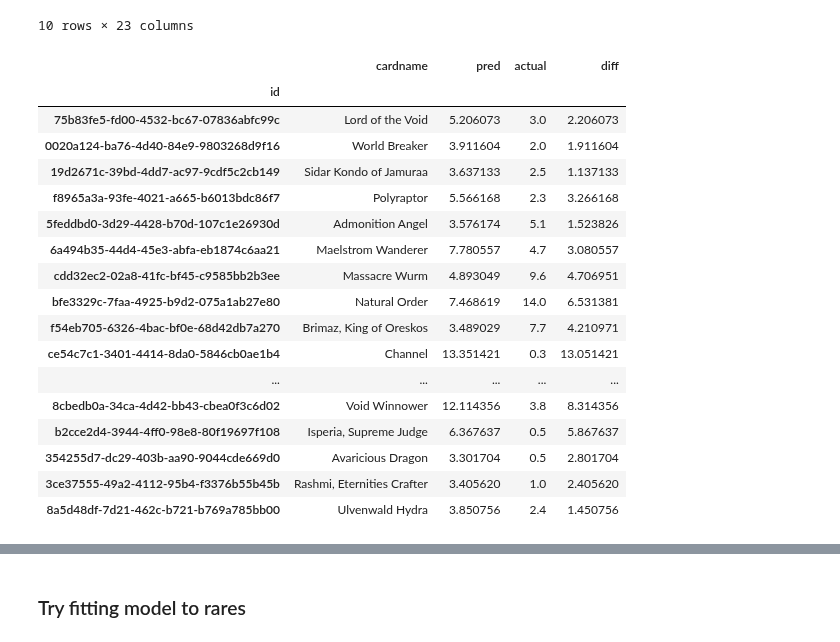
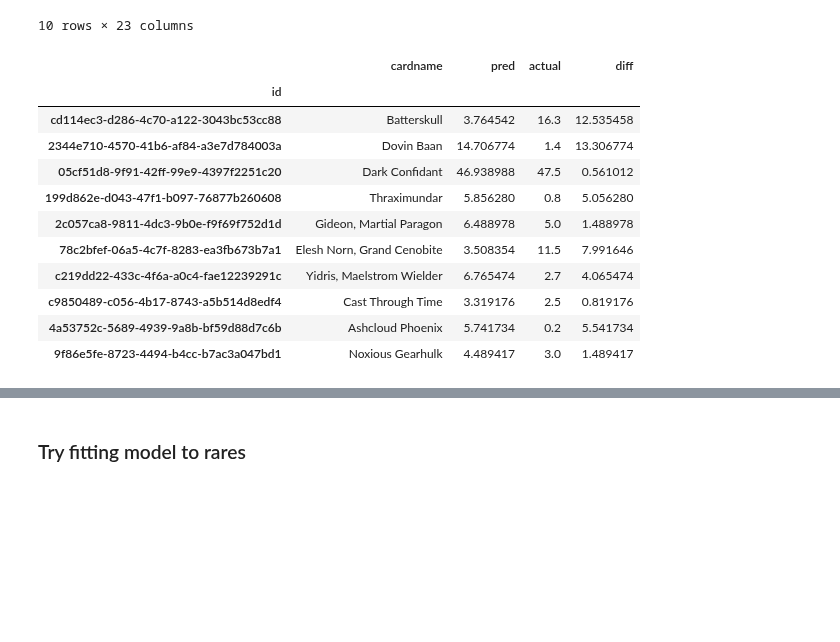
Before and after one commit to alexgcuevas/mystic-speculation, a Jupyter notebook: MVP_testing.ipynb, the cells around one changed output, grey strips where cells are left out. Saved outputs shown, nothing was run; the diff lists cells and outputs as text; code cells hidden in the pictures; blank space fills up the shorter version.

```diff
--- a/MVP_testing.ipynb
+++ b/MVP_testing.ipynb
@@ -207,32 +196,26 @@ MVP_model = gbr.fit(X_train,y_train)
 # %%
 y_pred = MVP_model.predict(X_test)
 
 results_df = X_test.merge(clean_mythic_eng, left_index=True, right_index=True)
 results_df['pred'] = y_pred
 results_df['actual'] = y_test
 results_df['diff'] = np.abs(y_pred-y_test)
 
 results_df.head()
-results_df[['cardname','pred','actual','diff']].sample(50)
+results_df[['cardname','pred','actual','diff']].sample(10)
 # %% [output]
 |  | cardname | pred | actual | diff |
 | id |  |  |  |  |
-| 75b83fe5-fd00-4532-bc67-07836abfc99c | Lord of the Void | 5.206073 | 3.0 | 2.206073 |
-| 0020a124-ba76-4d40-84e9-9803268d9f16 | World Breaker | 3.911604 | 2.0 | 1.911604 |
-| 19d2671c-39bd-4dd7-ac97-9cdf5c2cb149 | Sidar Kondo of Jamuraa | 3.637133 | 2.5 | 1.137133 |
-| f8965a3a-93fe-4021-a665-b6013bdc86f7 | Polyraptor | 5.566168 | 2.3 | 3.266168 |
-| 5feddbd0-3d29-4428-b70d-107c1e26930d | Admonition Angel | 3.576174 | 5.1 | 1.523826 |
-| 6a494b35-44d4-45e3-abfa-eb1874c6aa21 | Maelstrom Wanderer | 7.780557 | 4.7 | 3.080557 |
-| cdd32ec2-02a8-41fc-bf45-c9585bb2b3ee | Massacre Wurm | 4.893049 | 9.6 | 4.706951 |
-| bfe3329c-7faa-4925-b9d2-075a1ab27e80 | Natural Order | 7.468619 | 14.0 | 6.531381 |
-| f54eb705-6326-4bac-bf0e-68d42db7a270 | Brimaz, King of Oreskos | 3.489029 | 7.7 | 4.210971 |
-| ce54c7c1-3401-4414-8da0-5846cb0ae1b4 | Channel | 13.351421 | 0.3 | 13.051421 |
-| ... | ... | ... | ... | ... |
-| 8cbedb0a-34ca-4d42-bb43-cbea0f3c6d02 | Void Winnower | 12.114356 | 3.8 | 8.314356 |
-| b2cce2d4-3944-4ff0-98e8-80f19697f108 | Isperia, Supreme Judge | 6.367637 | 0.5 | 5.867637 |
-| 354255d7-dc29-403b-aa90-9044cde669d0 | Avaricious Dragon | 3.301704 | 0.5 | 2.801704 |
-| 3ce37555-49a2-4112-95b4-f3376b55b45b | Rashmi, Eternities Crafter | 3.405620 | 1.0 | 2.405620 |
-| 8a5d48df-7d21-462c-b721-b769a785bb00 | Ulvenwald Hydra | 3.850756 | 2.4 | 1.450756 |
+| cd114ec3-d286-4c70-a122-3043bc53cc88 | Batterskull | 3.764542 | 16.3 | 12.535458 |
+| 2344e710-4570-41b6-af84-a3e7d784003a | Dovin Baan | 14.706774 | 1.4 | 13.306774 |
+| 05cf51d8-9f91-42ff-99e9-4397f2251c20 | Dark Confidant | 46.938988 | 47.5 | 0.561012 |
+| 199d862e-d043-47f1-b097-76877b260608 | Thraximundar | 5.856280 | 0.8 | 5.056280 |
+| 2c057ca8-9811-4dc3-9b0e-f9f69f752d1d | Gideon, Martial Paragon | 6.488978 | 5.0 | 1.488978 |
+| 78c2bfef-06a5-4c7f-8283-ea3fb673b7a1 | Elesh Norn, Grand Cenobite | 3.508354 | 11.5 | 7.991646 |
+| c219dd22-433c-4f6a-a0c4-fae12239291c | Yidris, Maelstrom Wielder | 6.765474 | 2.7 | 4.065474 |
+| c9850489-c056-4b17-8743-a5b514d8edf4 | Cast Through Time | 3.319176 | 2.5 | 0.819176 |
+| 4a53752c-5689-4939-9a8b-bf59d88d7c6b | Ashcloud Phoenix | 5.741734 | 0.2 | 5.541734 |
+| 9f86e5fe-8723-4494-b4cc-b7ac3a047bd1 | Noxious Gearhulk | 4.489417 | 3.0 | 1.489417 |
 # %%
 feature_imporances = np.array([list(X.columns), list(MVP_model.feature_importances_)]).T
 feature_imporances[feature_imporances[:,1].argsort()[::-1]]
```
Also changed, not shown: parts of 18 cells of this notebook, 3 other files.
